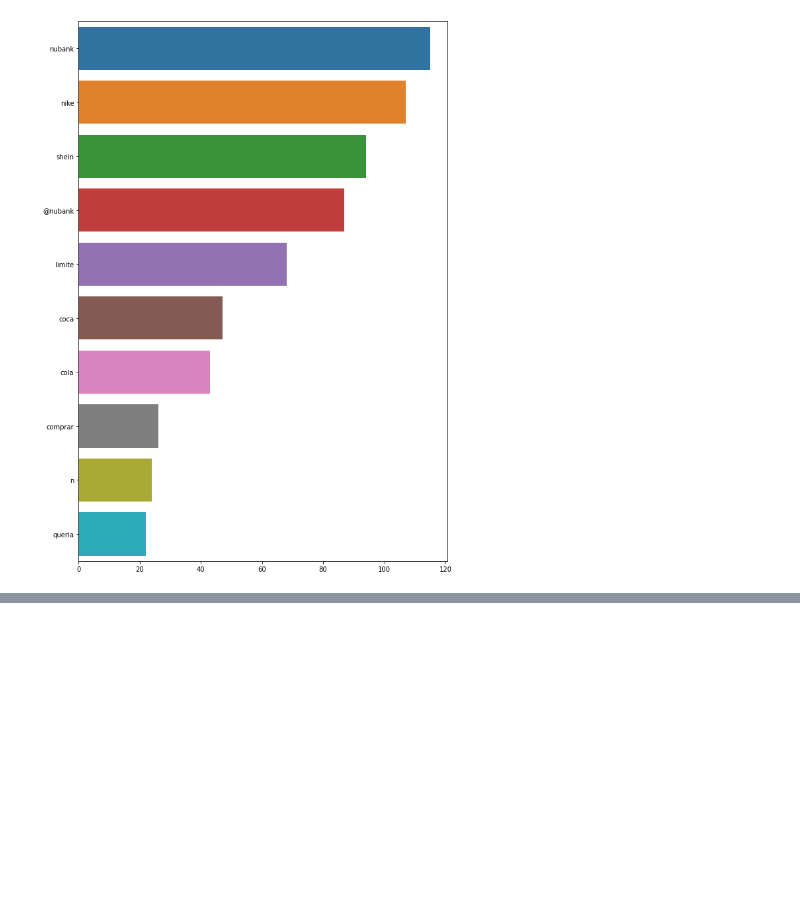
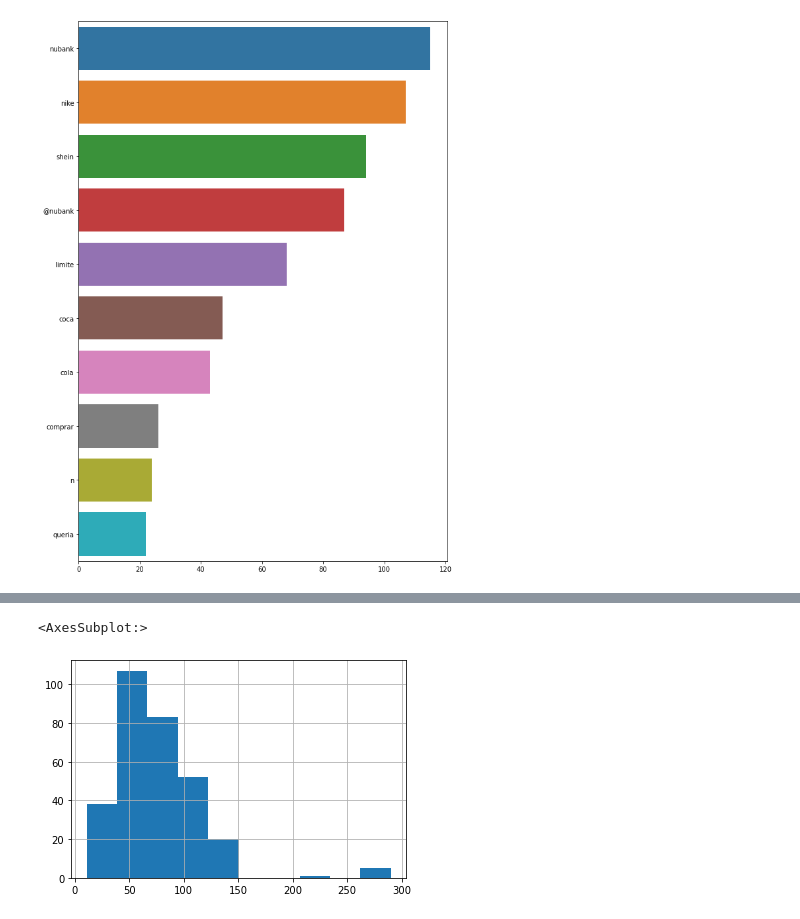
Before and after one commit to empatwi/exploratory-analysis, a Jupyter notebook: exploratory-analysis.ipynb, the cells around one changed output, grey strips where cells are left out. Drawn from its saved outputs; the diff is of its cells as text; code cells hidden in the pictures; blank space fills up the shorter version.

```diff
--- a/exploratory-analysis.ipynb
+++ b/exploratory-analysis.ipynb
@@ -435,0 +451,2 @@ plot_top_non_stopwords_barchart(df_avg_sentiment['tweet_content'])
+# %%
+df_negative = df_avg_sentiment[df_avg_sentiment['avg_sentiment'] == 0]
@@ -435,0 +474,7 @@ plot_top_non_stopwords_barchart(df_avg_sentiment['tweet_content'])
+# %%
+# Quantidade de caracteres por tweet negativo
+# Com a remoção das stopwords
+plot_tweet_avg_lenght(df_negative)
+# %% [output]
+<AxesSubplot:>
+[figure, added]
```
Also changed, not shown: parts of 31 cells of this notebook, 7 other files.
